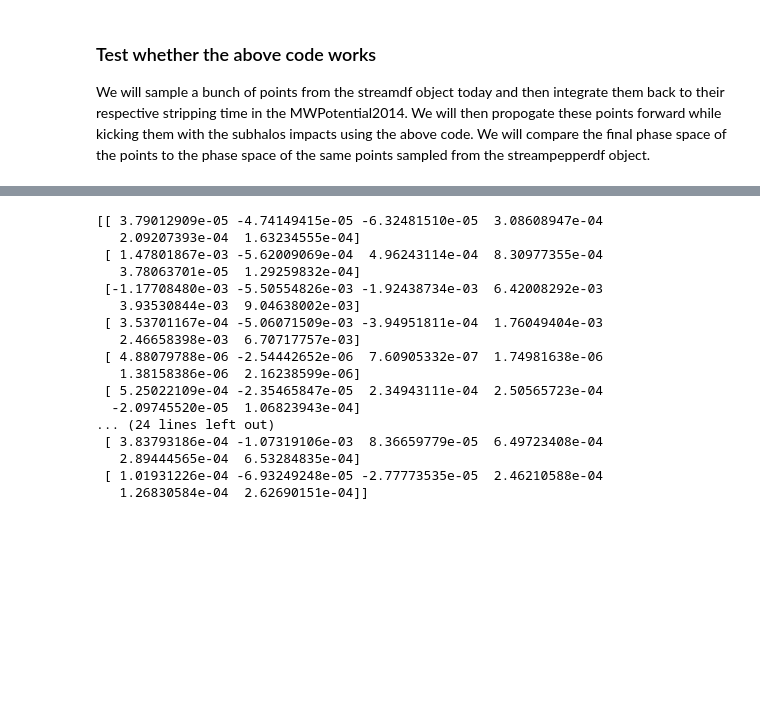
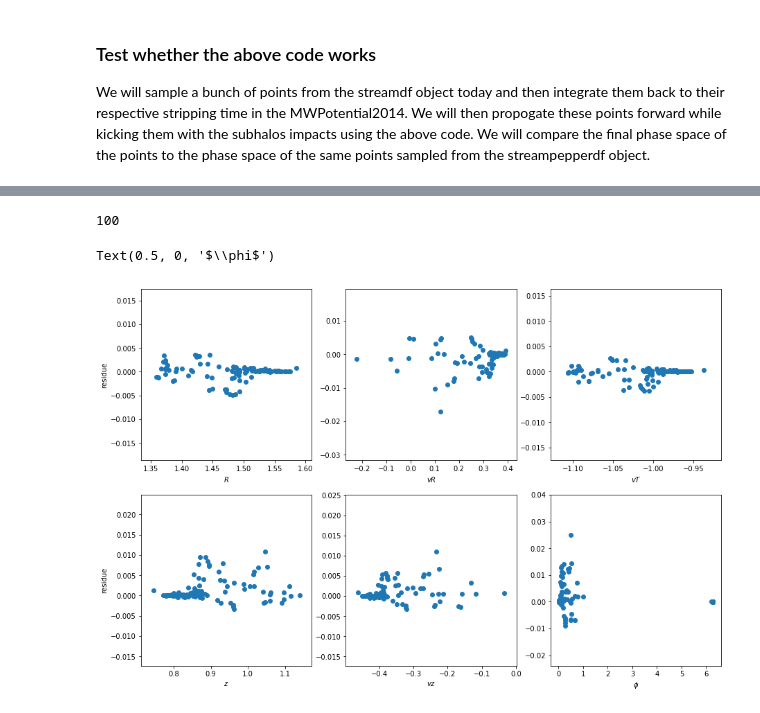
Before and after one commit to nbanik/Analyze_GD-1, a Jupyter notebook: spraydf_combine_bar+spiral and subhalos.ipynb, the cells around one changed output, grey strips where cells are left out. Cells and saved outputs as stored; diff of their text form; code cells hidden in the pictures; blank space fills up the shorter version.

```diff
--- a/spraydf_combine_bar+spiral and subhalos.ipynb
+++ b/spraydf_combine_bar+spiral and subhalos.ipynb
@@ -382,7 +382,9 @@ in the MWPotential2014. We will then propogate these points forward while kickin
 new_orb_lb=[188.04928416766532, 51.848594007807456, 7.559027173643999, 12.260258757214746, -5.140630283489461, 7.162732847549563]
 sdf_smooth=gd1_util.setup_gd1model(leading=False,age=3.2,new_orb_lb=new_orb_lb,isob=0.45,sigv=0.3)
 
+Nsample=100
+
 np.random.seed(1729)
-R,vR,vT,z,vz,phi,dt= sdf_smooth.sample(n=20,returndt=True)
+R,vR,vT,z,vz,phi,dt= sdf_smooth.sample(n=Nsample,returndt=True)
 
-print (np.array([R,vR,vT,z,vz,phi,dt]).transpose())
+#print (np.array([R,vR,vT,z,vz,phi,dt]).transpose())
@@ -413,7 +397,7 @@ zini=[]
 vzini=[]
 phiini=[]
 
-for ii in range(20):
+for ii in range(Nsample):
     o= Orbit([R[ii],vR[ii],vT[ii],z[ii],vz[ii],phi[ii]])
     o.turn_physical_off()
     ts= numpy.linspace(0.,-dt[ii],1001)
@@ -449,4 +433,4 @@ for ii in range(len(orbs_list)):
     final_coords.append(oorb)
     #print ("final",final_coords)
 
-print (np.array(final_coords))
+#print (np.array(final_coords))
@@ -476,8 +439,8 @@ print (np.array(final_coords))
 
 np.random.seed(1729)
 
-Om,angle,dt= sdf_pepper_imp._sample_aAt(n=20)
+Om,angle,dt= sdf_pepper_imp._sample_aAt(n=Nsample)
 
-RvRs= sdf_smooth._approxaAInv(Om[0,:],Om[1,:],Om[2,:],angle[0,:],angle[1,:],angle[2,:],interp=True).transpose()
+RvRs= sdf_smooth._approxaAInv(Om[0,:],Om[1,:],Om[2,:],angle[0,:],angle[1,:],angle[2,:],interp=True)
 
-print (RvRs)
+#print (RvRs)
@@ -505,22 +447,4 @@ print (RvRs)
 # %%
-# print the difference
-
-print (RvRs - np.array(final_coords) )
+residue=(RvRs - np.array(final_coords).transpose())
 # %% [output]
-[[ 3.79012909e-05 -4.74149415e-05 -6.32481510e-05  3.08608947e-04
-   2.09207393e-04  1.63234555e-04]
- [ 1.47801867e-03 -5.62009069e-04  4.96243114e-04  8.30977355e-04
-   3.78063701e-05  1.29259832e-04]
- [-1.17708480e-03 -5.50554826e-03 -1.92438734e-03  6.42008292e-03
-   3.93530844e-03  9.04638002e-03]
- [ 3.53701167e-04 -5.06071509e-03 -3.94951811e-04  1.76049404e-03
-   2.46658398e-03  6.70717757e-03]
- [ 4.88079788e-06 -2.54442652e-06  7.60905332e-07  1.74981638e-06
-   1.38158386e-06  2.16238599e-06]
- [ 5.25022109e-04 -2.35465847e-05  2.34943111e-04  2.50565723e-04
-  -2.09745520e-05  1.06823943e-04]
-... (24 lines left out)
- [ 3.83793186e-04 -1.07319106e-03  8.36659779e-05  6.49723408e-04
-   2.89444565e-04  6.53284835e-04]
- [ 1.01931226e-04 -6.93249248e-05 -2.77773535e-05  2.46210588e-04
-   1.26830584e-04  2.62690151e-04]]
+100
@@ -535,0 +451,27 @@ for ii in range(len(tstrip)):
+# %%
+# print the difference
+
+plt.figure(figsize=(15,10))
+plt.subplot(2,3,1)
+plt.scatter(RvRs[0],residue[0])
+plt.xlabel(r"$R$")
+plt.ylabel(r"residue")
+plt.subplot(2,3,2)
+plt.scatter(RvRs[1],residue[1])
+plt.xlabel(r"$vR$")
+plt.subplot(2,3,3)
+plt.scatter(RvRs[2],residue[2])
+plt.xlabel(r"$vT$")
+plt.subplot(2,3,4)
+plt.scatter(RvRs[3],residue[3])
+plt.xlabel(r"$z$")
+plt.ylabel(r"residue")
+plt.subplot(2,3,5)
+plt.scatter(RvRs[4],residue[4])
+plt.xlabel(r"$vz$")
+plt.subplot(2,3,6)
+plt.scatter(RvRs[5],residue[5])
+plt.xlabel(r"$\phi$")
+# %% [output]
+Text(0.5, 0, '$\\phi$')
+[figure, added]
```
Also changed, not shown: parts of 9 cells of this notebook.
